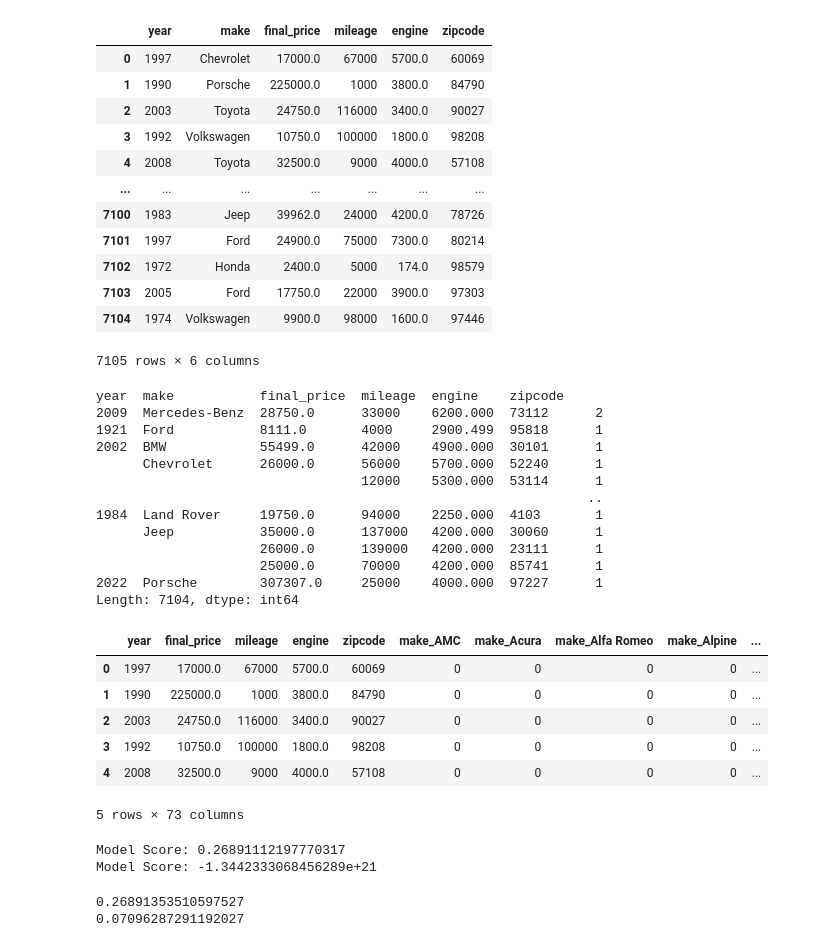
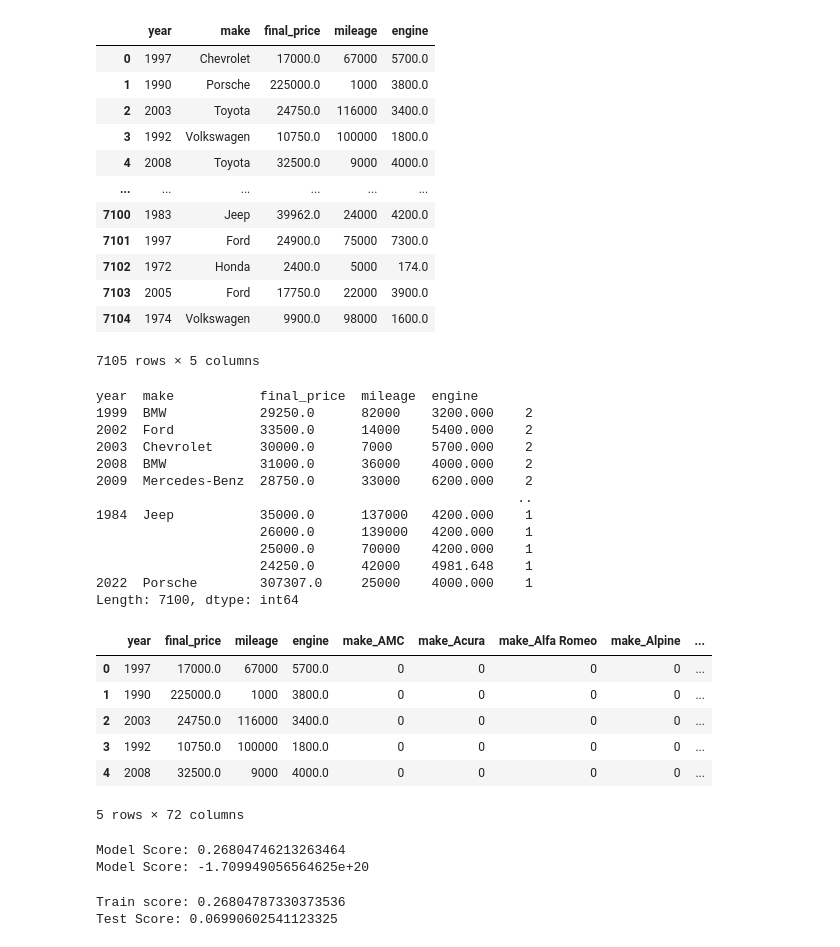
Before and after one commit to Mcusac/Project-4, a Jupyter notebook: CarModel.ipynb, the cells around one changed output. Drawn from its saved outputs; the diff is of its cells as text; code cells hidden in the pictures.

Commit message:
Removed 0 Price

```diff
--- a/CarModel.ipynb
+++ b/CarModel.ipynb
@@ -32,50 +32,50 @@ conn.close()
 train_df['final_price']=(train_df['final_price'].replace( '[\$,)]','', regex=True )
                .replace( '[(]','-',   regex=True ).astype(float))
 # %%
-train_df = train_df.drop(['model', 'engine string', 'Unnamed: 0'], axis='columns')
+train_df = train_df.drop(['model', 'engine string', 'Unnamed: 0', 'zipcode'], axis='columns')
 train_df
 # %% [output]
-|  | year | make | final_price | mileage | engine | zipcode |
-| 0 | 1997 | Chevrolet | 17000.0 | 67000 | 5700.0 | 60069 |
-| 1 | 1990 | Porsche | 225000.0 | 1000 | 3800.0 | 84790 |
-| 2 | 2003 | Toyota | 24750.0 | 116000 | 3400.0 | 90027 |
-| 3 | 1992 | Volkswagen | 10750.0 | 100000 | 1800.0 | 98208 |
-| 4 | 2008 | Toyota | 32500.0 | 9000 | 4000.0 | 57108 |
-| ... | ... | ... | ... | ... | ... | ... |
-| 7100 | 1983 | Jeep | 39962.0 | 24000 | 4200.0 | 78726 |
-| 7101 | 1997 | Ford | 24900.0 | 75000 | 7300.0 | 80214 |
-| 7102 | 1972 | Honda | 2400.0 | 5000 | 174.0 | 98579 |
-| 7103 | 2005 | Ford | 17750.0 | 22000 | 3900.0 | 97303 |
-| 7104 | 1974 | Volkswagen | 9900.0 | 98000 | 1600.0 | 97446 |
+|  | year | make | final_price | mileage | engine |
+| 0 | 1997 | Chevrolet | 17000.0 | 67000 | 5700.0 |
+| 1 | 1990 | Porsche | 225000.0 | 1000 | 3800.0 |
+| 2 | 2003 | Toyota | 24750.0 | 116000 | 3400.0 |
+| 3 | 1992 | Volkswagen | 10750.0 | 100000 | 1800.0 |
+| 4 | 2008 | Toyota | 32500.0 | 9000 | 4000.0 |
+| ... | ... | ... | ... | ... | ... |
+| 7100 | 1983 | Jeep | 39962.0 | 24000 | 4200.0 |
+| 7101 | 1997 | Ford | 24900.0 | 75000 | 7300.0 |
+| 7102 | 1972 | Honda | 2400.0 | 5000 | 174.0 |
+| 7103 | 2005 | Ford | 17750.0 | 22000 | 3900.0 |
+| 7104 | 1974 | Volkswagen | 9900.0 | 98000 | 1600.0 |
-7105 rows × 6 columns
+7105 rows × 5 columns
 # %%
 train_df.value_counts()
 # %% [output]
-year  make           final_price  mileage  engine    zipcode
-2009  Mercedes-Benz  28750.0      33000    6200.000  73112      2
-1921  Ford           8111.0       4000     2900.499  95818      1
-2002  BMW            55499.0      42000    4900.000  30101      1
-      Chevrolet      26000.0      56000    5700.000  52240      1
-                                  12000    5300.000  53114      1
-                                                               ..
-1984  Land Rover     19750.0      94000    2250.000  4103       1
-      Jeep           35000.0      137000   4200.000  30060      1
-                     26000.0      139000   4200.000  23111      1
-                     25000.0      70000    4200.000  85741      1
-2022  Porsche        307307.0     25000    4000.000  97227      1
-Length: 7104, dtype: int64
+year  make           final_price  mileage  engine
+1999  BMW            29250.0      82000    3200.000    2
+2002  Ford           33500.0      14000    5400.000    2
+2003  Chevrolet      30000.0      7000     5700.000    2
+2008  BMW            31000.0      36000    4000.000    2
+2009  Mercedes-Benz  28750.0      33000    6200.000    2
+                                                      ..
+1984  Jeep           35000.0      137000   4200.000    1
+                     26000.0      139000   4200.000    1
+                     25000.0      70000    4200.000    1
+                     24250.0      42000    4981.648    1
+2022  Porsche        307307.0     25000    4000.000    1
+Length: 7100, dtype: int64
 # %%
 # Convert categorical data to numeric and separate target feature for training data
 train_df1 = pd.get_dummies(train_df)
 train_df1.head()
 # %% [output]
-|  | year | final_price | mileage | engine | zipcode | make_AMC | make_Acura | make_Alfa Romeo | make_Alpine | ... |
-| 0 | 1997 | 17000.0 | 67000 | 5700.0 | 60069 | 0 | 0 | 0 | 0 | ... |
-| 1 | 1990 | 225000.0 | 1000 | 3800.0 | 84790 | 0 | 0 | 0 | 0 | ... |
-| 2 | 2003 | 24750.0 | 116000 | 3400.0 | 90027 | 0 | 0 | 0 | 0 | ... |
-| 3 | 1992 | 10750.0 | 100000 | 1800.0 | 98208 | 0 | 0 | 0 | 0 | ... |
-| 4 | 2008 | 32500.0 | 9000 | 4000.0 | 57108 | 0 | 0 | 0 | 0 | ... |
+|  | year | final_price | mileage | engine | make_AMC | make_Acura | make_Alfa Romeo | make_Alpine | ... |
+| 0 | 1997 | 17000.0 | 67000 | 5700.0 | 0 | 0 | 0 | 0 | ... |
+| 1 | 1990 | 225000.0 | 1000 | 3800.0 | 0 | 0 | 0 | 0 | ... |
+| 2 | 2003 | 24750.0 | 116000 | 3400.0 | 0 | 0 | 0 | 0 | ... |
+| 3 | 1992 | 10750.0 | 100000 | 1800.0 | 0 | 0 | 0 | 0 | ... |
+| 4 | 2008 | 32500.0 | 9000 | 4000.0 | 0 | 0 | 0 | 0 | ... |
-5 rows × 73 columns
+5 rows × 72 columns
 # %%
 train_X = train_df1.drop(columns='final_price')
 train_y = train_df1['final_price']
@@ -97,15 +97,15 @@ model.fit(X_train_scaled, y_train)
 print(f'Model Score: {model.score(X_train_scaled, y_train)}')
 print(f'Model Score: {model.score(X_test_scaled, y_test)}')
 # %% [output]
-Model Score: 0.26891112197770317
-Model Score: -1.3442333068456289e+21
+Model Score: 0.26804746213263464
+Model Score: -1.709949056564625e+20
 # %%
 reg = Lasso(max_iter=10000).fit(X_train_scaled, y_train)
 print(f'Train score: {reg.score(X_train_scaled, y_train)}')
 print(f'Test Score: {reg.score(X_test_scaled, y_test)}')
 # %% [output]
-0.26891353510597527
-0.07096287291192027
+Train score: 0.26804787330373536
+Test Score: 0.06990602541123325
 # %%
 reg = Ridge(alpha=100).fit(X_train_scaled, y_train)
 print(f'Train score: {reg.score(X_train_scaled, y_train)}')
```
Also changed, not shown: parts of 6 cells of this notebook, 1 other file.
